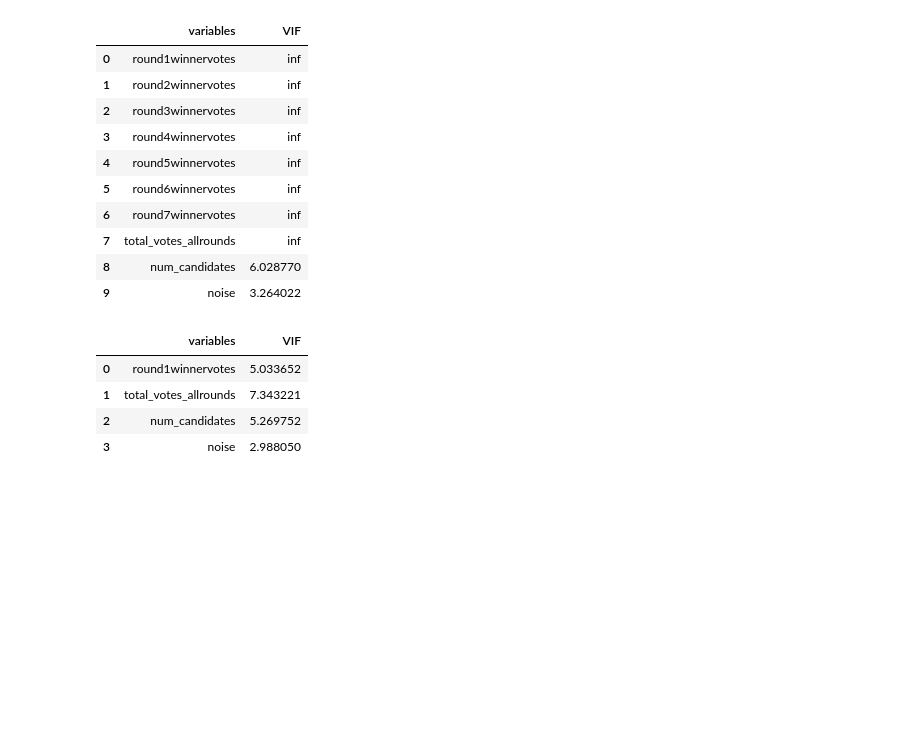
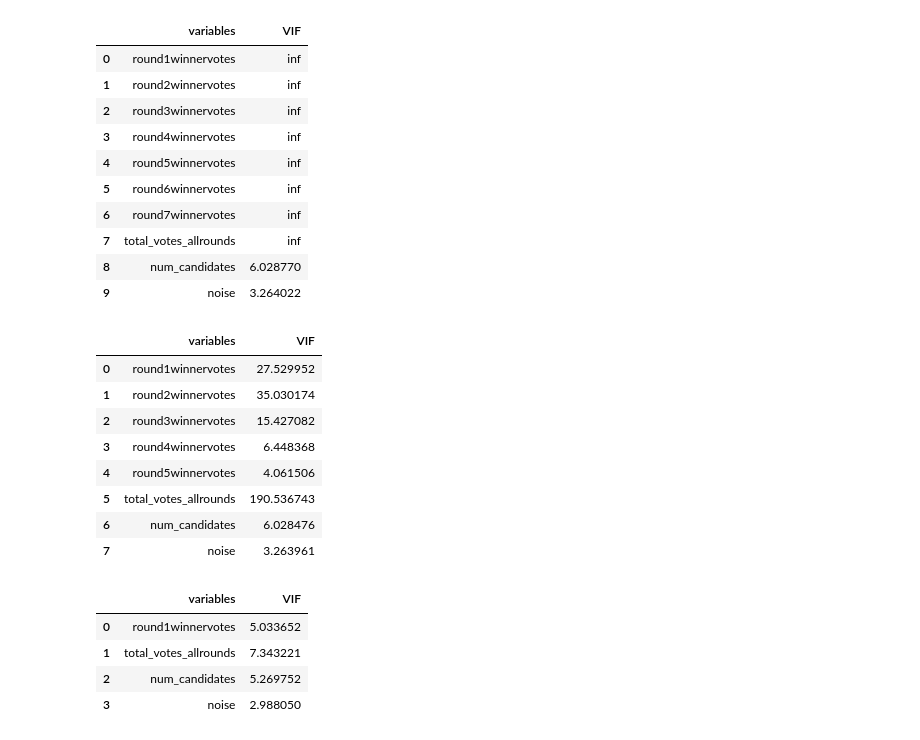
Before and after one commit to SherinV/ranked-choice-voting, a Jupyter notebook: experiments/Logistic Regression experiments.ipynb, the cells around one changed output. Saved outputs shown, nothing was run; the diff lists cells and outputs as text; code cells hidden in the pictures; blank space fills up the shorter version.

```diff
--- a/experiments/Logistic Regression experiments.ipynb
+++ b/experiments/Logistic Regression experiments.ipynb
@@ -146,6 +146,18 @@ calc_vif(X)
 | 7 | total_votes_allrounds | inf |
 | 8 | num_candidates | 6.028770 |
 | 9 | noise | 3.264022 |
+# %%
+calc_vif(df.iloc[:,[0,1,2,3,4,7,8,9]])
+# %% [output]
+|  | variables | VIF |
+| 0 | round1winnervotes | 27.529952 |
+| 1 | round2winnervotes | 35.030174 |
+| 2 | round3winnervotes | 15.427082 |
+| 3 | round4winnervotes | 6.448368 |
+| 4 | round5winnervotes | 4.061506 |
+| 5 | total_votes_allrounds | 190.536743 |
+| 6 | num_candidates | 6.028476 |
+| 7 | noise | 3.263961 |
 # %%
 calc_vif(df.iloc[:,[0,7,8,9]])
 # %% [output]
```
Also changed, not shown: parts of 7 cells of this notebook.
